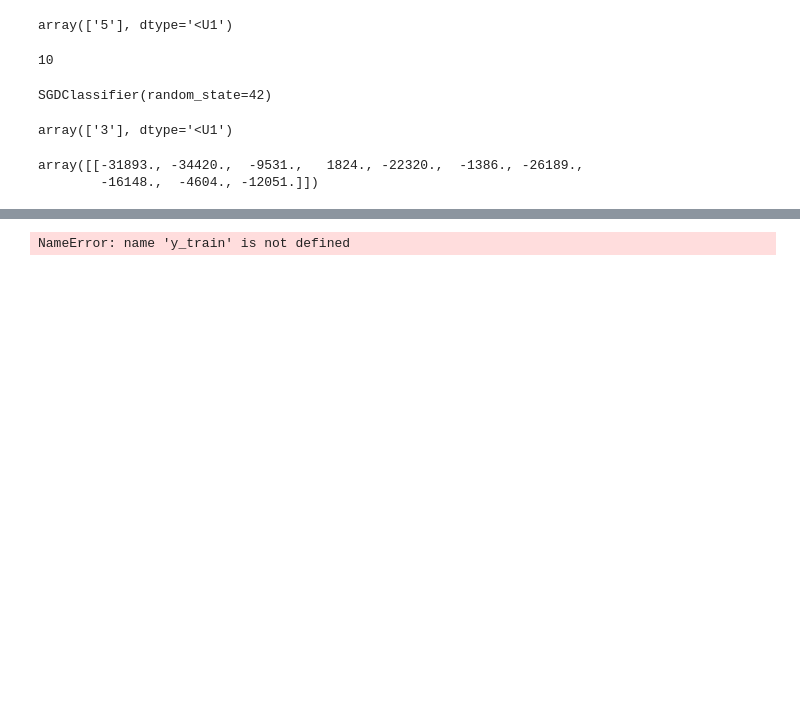
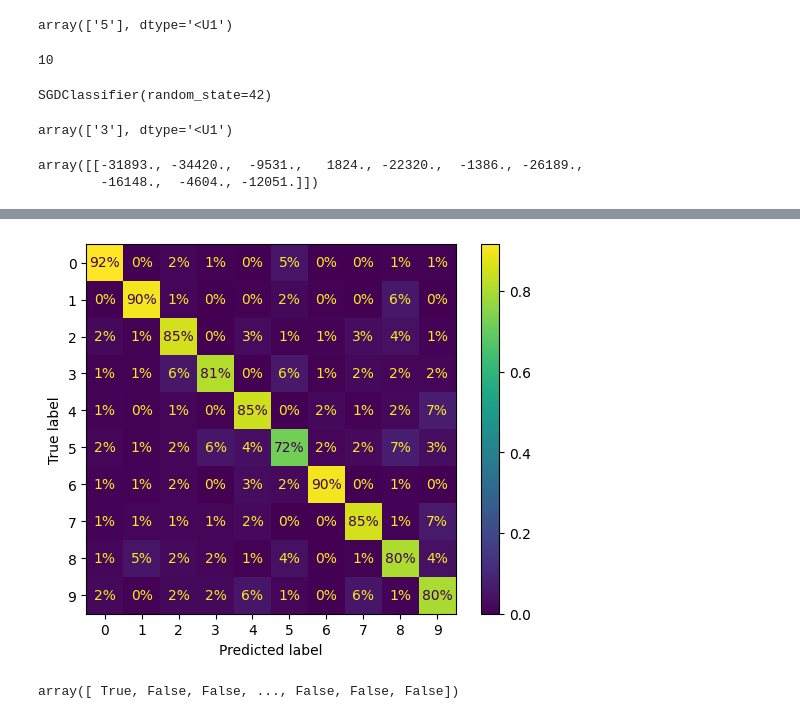
Before and after one commit to Rehanabbaxi/Machine_Learning_Practice, a Jupyter notebook: Chapetr_03_Classification_Practice.ipynb, the cells around one changed output, grey strips where cells are left out. Saved outputs shown, nothing was run; the diff lists cells and outputs as text; code cells hidden in the pictures; blank space fills up the shorter version.

```diff
--- a/Chapetr_03_Classification_Practice.ipynb
+++ b/Chapetr_03_Classification_Practice.ipynb
@@ -277,6 +286,14 @@ NameError: name 'cross_val_predict' is not defined
 # %%
-ConfusionMatrixDisplay.from_predictions(y_train, y_train_pred,
+import matplotlib.pyplot as plt
+
+ConfusionMatrixDisplay.from_predictions(y_train[:2000], y_train_pred,
 normalize="true", values_format=".0%")
 plt.show()
 # %% [output]
-NameError: name 'y_train' is not defined
+[figure, added]
+# %%
+sample_weight = (y_train_pred != y_train[:2000])
+
+sample_weight
+# %% [output]
+array([ True, False, False, ..., False, False, False])
```
Also changed, not shown: parts of 3 cells of this notebook.
